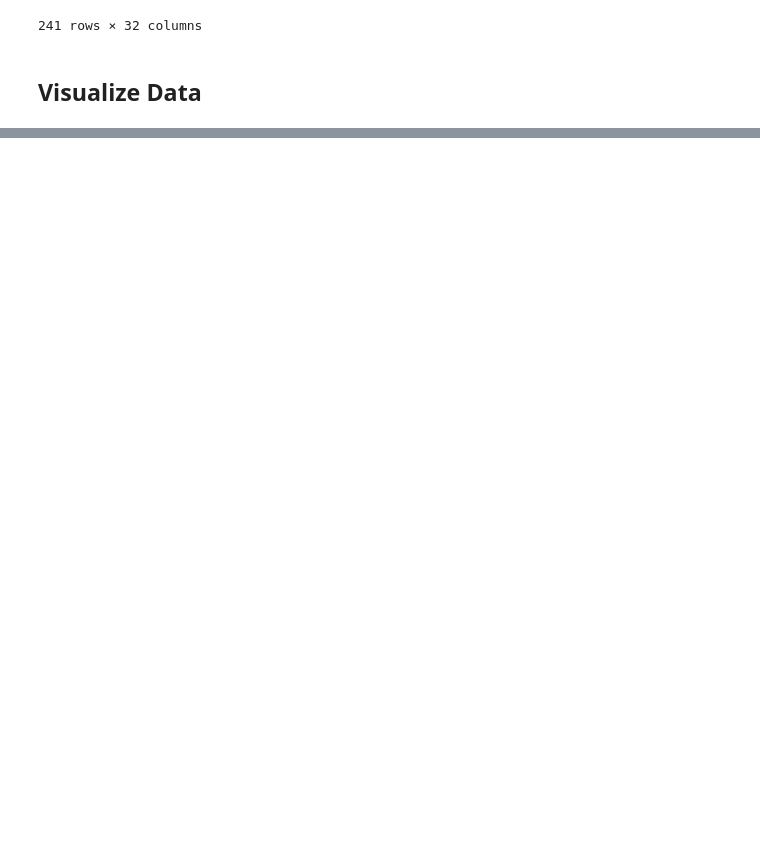
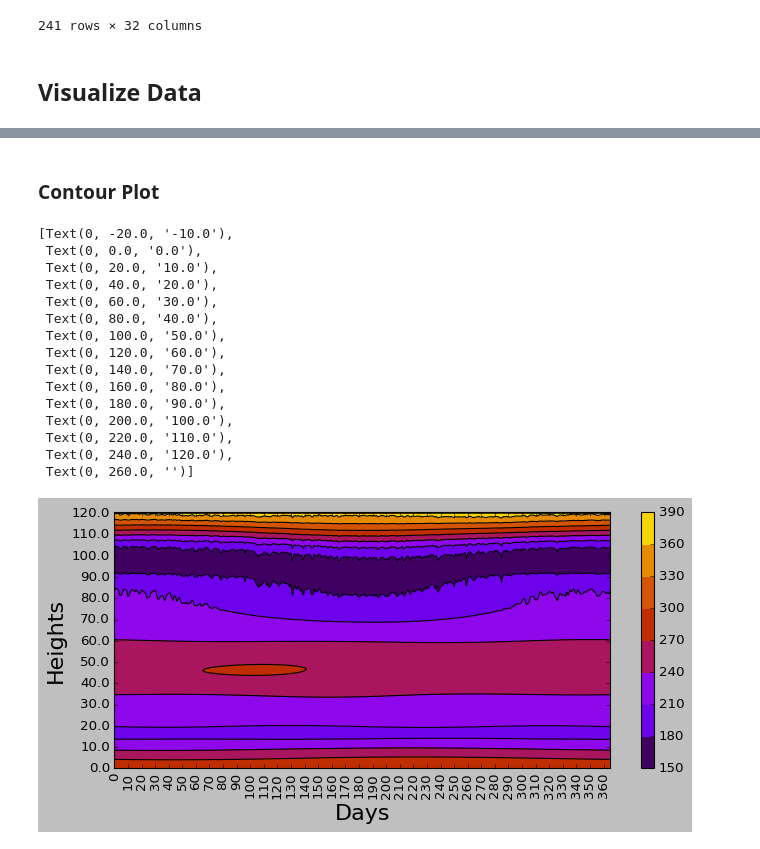
Before and after one commit to alinadevkota/DataViz, a Jupyter notebook: notebooks/load_and_visualize.ipynb, the cells around one changed output, grey strips where cells are left out. Saved outputs shown, nothing was run; the diff lists cells and outputs as text; code cells hidden in the pictures; blank space fills up the shorter version.

```diff
--- a/notebooks/load_and_visualize.ipynb
+++ b/notebooks/load_and_visualize.ipynb
@@ -101,0 +120,57 @@ plt.show()
+# %% [markdown]
+### Contour Plot
+# %%
+# get values for heights
+heights = sorted_dfs['jan']['height'].values
+
+# create a dataframe which contains temperature values for all 365 days,
+# columns represent temperature for each heights and rows contain temperatures for each day
+all_dfs = [val.drop(['avg_temperature','height'], 1).T for key, val in sorted_dfs.items()] # remove height and avg_temperature
+                                                                                        # column and transpose each dataframes to
+#                                                                                     # keep heights as columns and temperature of
+                                                                                    # each day in a row
+final_df = pd.concat(all_dfs) # merge all the transposed dataframes
+final_df.to_csv('./output/final.csv')
+
+# get the dataframe values as numpy matrix
+all_data = final_df.to_numpy()
+contour_data = all_data.T # transpose the data to plot days in x-axis of contour plot
+
+contour_data= np.vstack((contour_data,contour_data[0])) # done from example code from rejina.ipynb, why????
+
+plt.style.use('classic') # style from rejina.ipynb
+fig,ax = plt.subplots(1, figsize=(10,4))
+cs = ax.contourf(contour_data, cmap='gnuplot') # style from rejina.ipynb
+fig.colorbar(cs)
+ax.contour(contour_data, colors='k') # style from rejina.ipynb
+
+# uncomment following to set dashed lines like grid
+# ax.hlines(range(0,241, 50),0,365,linestyle='--')
+# ax.vlines(range(0,365, 25),0,241,linestyle='--')
+
+ax.set_xlabel("Days", fontsize=20)
+ax.set_ylabel("Heights", fontsize=20)
+
+ax.xaxis.set_major_locator(MultipleLocator(10))
+ax.set_xticklabels(ax.get_xticks().astype(int), rotation = 90)
+
+# todo: write understandable code segment for following
+ax.yaxis.set_major_locator(MultipleLocator(20))
+ax.set_yticklabels(np.arange(heights[0]-10, heights[-1]+1, 10))
+# %% [output]
+[Text(0, -20.0, '-10.0'),
+ Text(0, 0.0, '0.0'),
+ Text(0, 20.0, '10.0'),
+ Text(0, 40.0, '20.0'),
+ Text(0, 60.0, '30.0'),
+ Text(0, 80.0, '40.0'),
+ Text(0, 100.0, '50.0'),
+ Text(0, 120.0, '60.0'),
+ Text(0, 140.0, '70.0'),
+ Text(0, 160.0, '80.0'),
+ Text(0, 180.0, '90.0'),
+ Text(0, 200.0, '100.0'),
+ Text(0, 220.0, '110.0'),
+ Text(0, 240.0, '120.0'),
+ Text(0, 260.0, '')]
+[figure, added]
```
Also changed, not shown: parts of 7 cells of this notebook.
